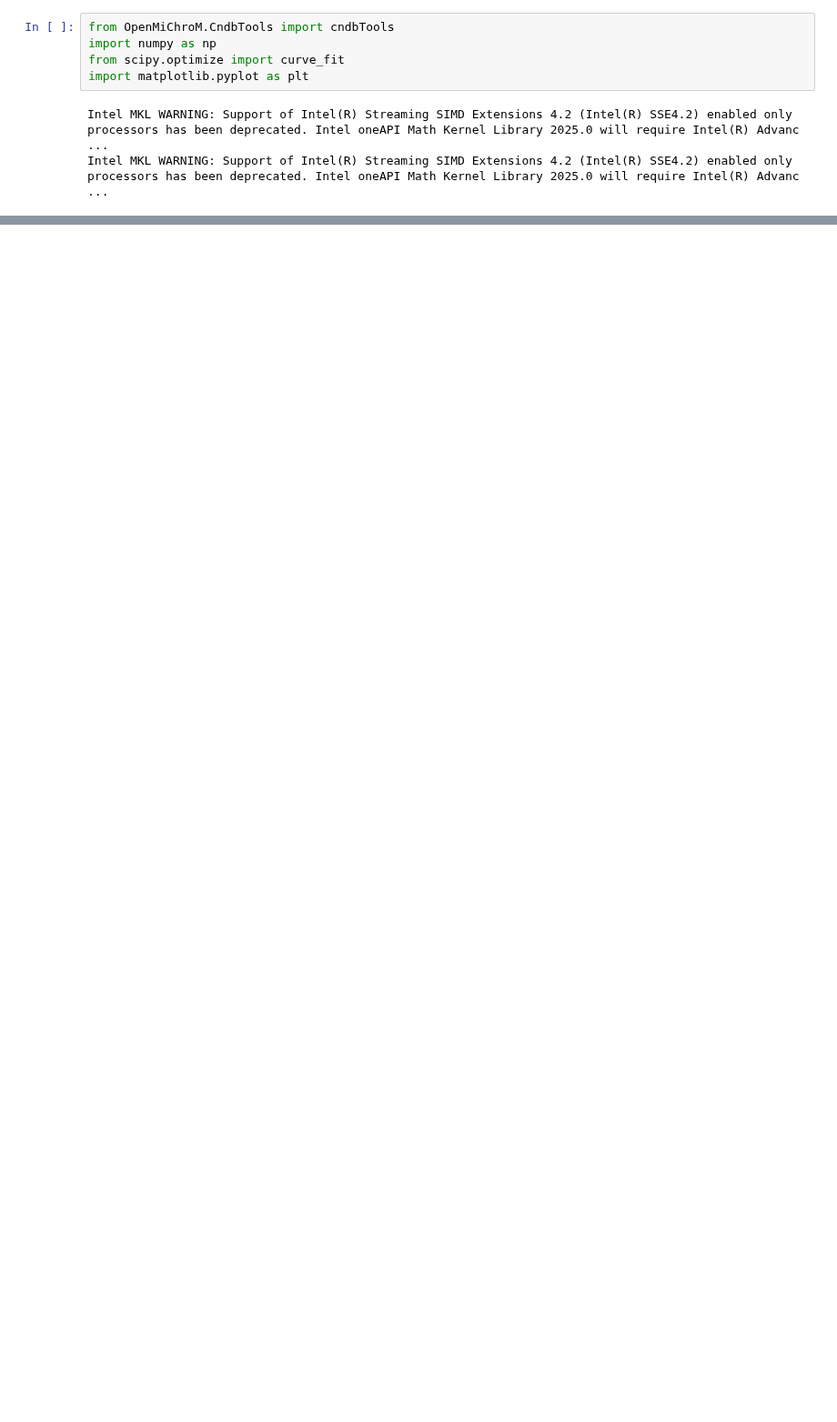
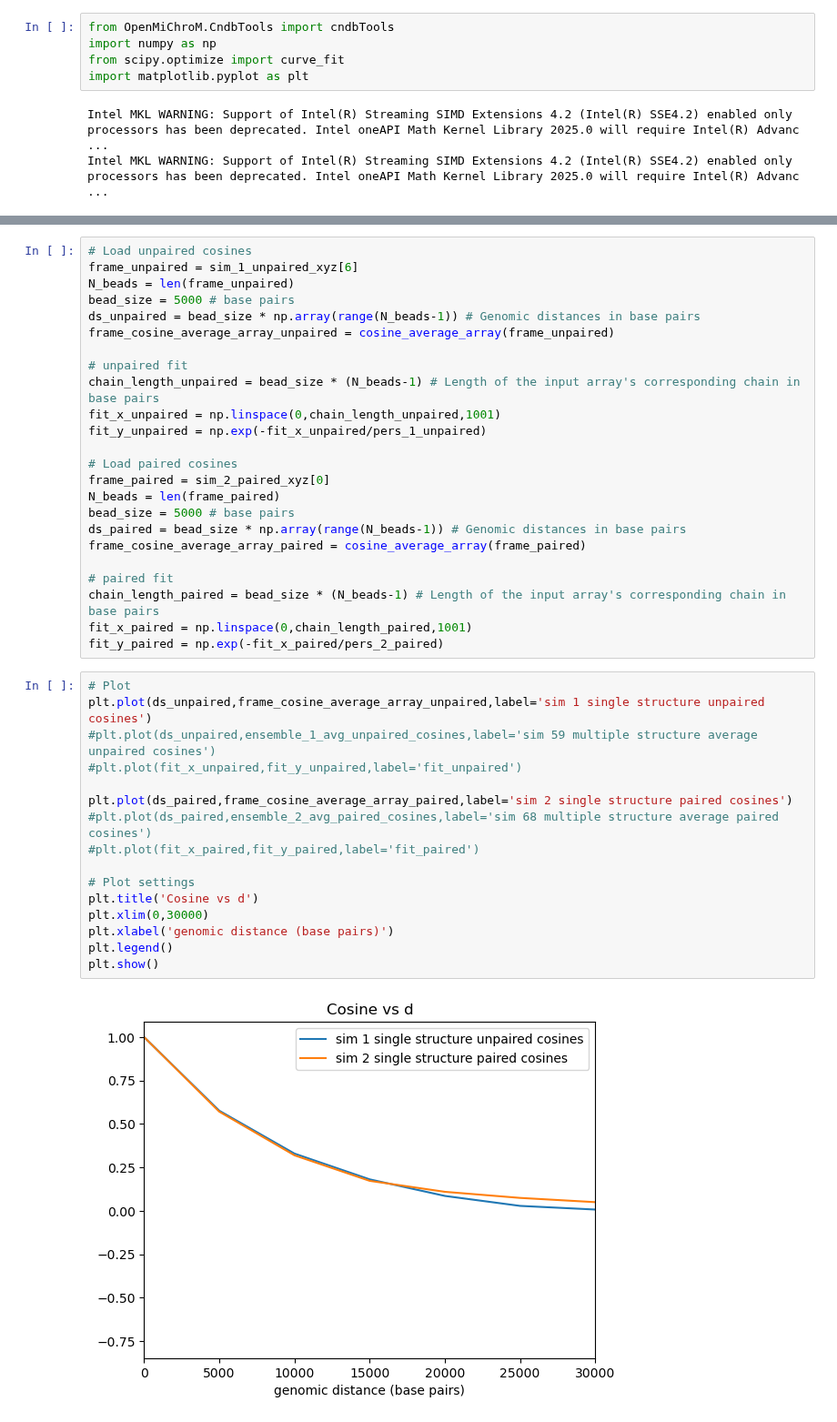
Before and after one commit to DiPierroLab/Douglas, a Jupyter notebook: 6_extra_tools/persistence_length_calculator.ipynb, the cells around one changed output, grey strips where cells are left out. Shown at 91% size. Drawn from its saved outputs; the diff is of its cells as text; blank space fills up the shorter version.

```diff
--- a/6_extra_tools/persistence_length_calculator.ipynb
+++ b/6_extra_tools/persistence_length_calculator.ipynb
@@ -117,0 +146,42 @@ The persistence length of a loose region is 399 +/- 31  base pairs.
+# %%
+# Load unpaired cosines
+frame_unpaired = sim_1_unpaired_xyz[6]
+N_beads = len(frame_unpaired)
+bead_size = 5000 # base pairs
+ds_unpaired = bead_size * np.array(range(N_beads-1)) # Genomic distances in base pairs
+frame_cosine_average_array_unpaired = cosine_average_array(frame_unpaired)
+
+# unpaired fit
+chain_length_unpaired = bead_size * (N_beads-1) # Length of the input array's corresponding chain in base pairs
+fit_x_unpaired = np.linspace(0,chain_length_unpaired,1001)
+fit_y_unpaired = np.exp(-fit_x_unpaired/pers_1_unpaired)
+
+# Load paired cosines
+frame_paired = sim_2_paired_xyz[0]
+N_beads = len(frame_paired)
+bead_size = 5000 # base pairs
+ds_paired = bead_size * np.array(range(N_beads-1)) # Genomic distances in base pairs
+frame_cosine_average_array_paired = cosine_average_array(frame_paired)
+
+# paired fit
+chain_length_paired = bead_size * (N_beads-1) # Length of the input array's corresponding chain in base pairs
+fit_x_paired = np.linspace(0,chain_length_paired,1001)
+fit_y_paired = np.exp(-fit_x_paired/pers_2_paired)
+# %%
+# Plot
+plt.plot(ds_unpaired,frame_cosine_average_array_unpaired,label='sim 1 single structure unpaired cosines')
+#plt.plot(ds_unpaired,ensemble_1_avg_unpaired_cosines,label='sim 59 multiple structure average unpaired cosines')
+#plt.plot(fit_x_unpaired,fit_y_unpaired,label='fit_unpaired')
+
+plt.plot(ds_paired,frame_cosine_average_array_paired,label='sim 2 single structure paired cosines')
+#plt.plot(ds_paired,ensemble_2_avg_paired_cosines,label='sim 68 multiple structure average paired cosines')
+#plt.plot(fit_x_paired,fit_y_paired,label='fit_paired')
+
+# Plot settings
+plt.title('Cosine vs d')
+plt.xlim(0,30000)
+plt.xlabel('genomic distance (base pairs)')
+plt.legend()
+plt.show()
+# %% [output]
+[figure, added]
```
Also changed, not shown: parts of 11 cells of this notebook, 6 other files.
